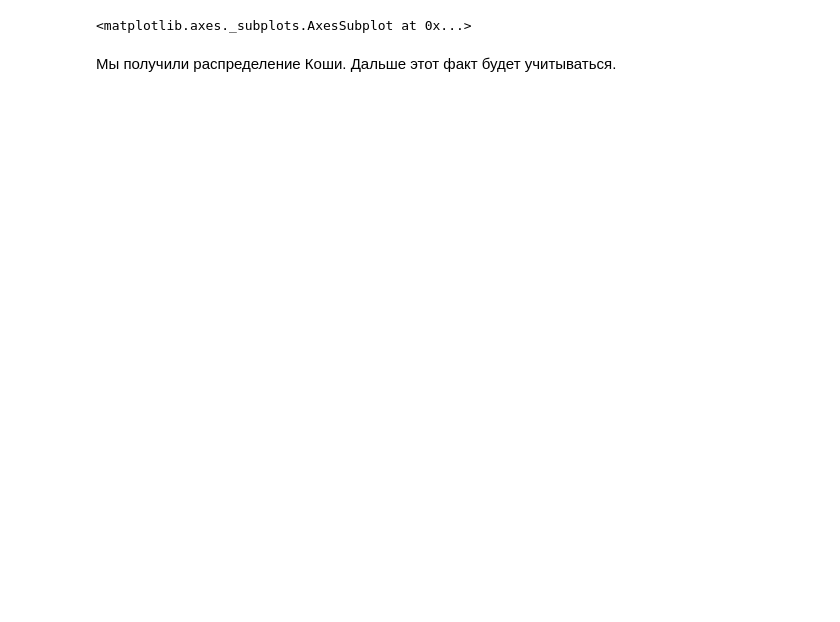
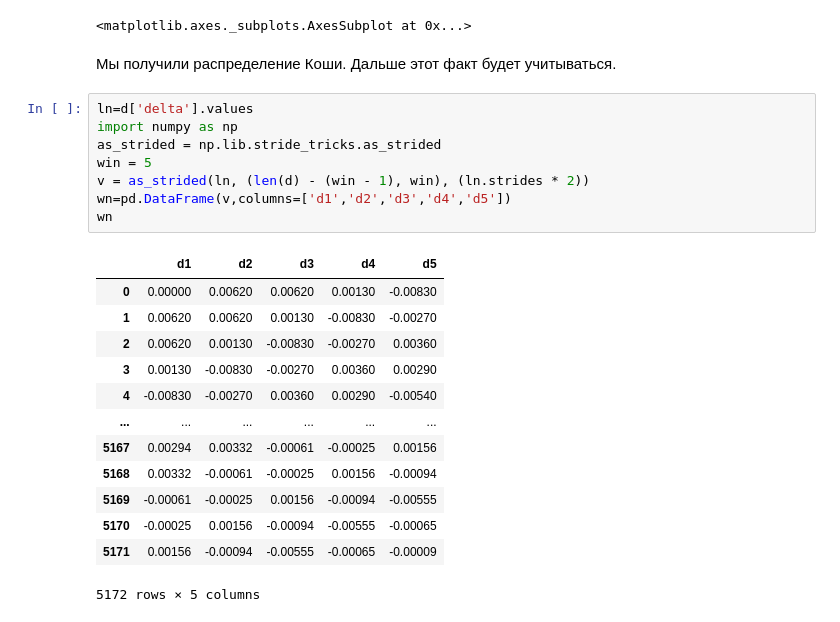
Before and after one commit to RandomKori/Forex_statistics, a Jupyter notebook: Euro 3.ipynb, the cells around one changed output. Drawn from its saved outputs; the diff is of its cells as text; blank space fills up the shorter version.

```diff
--- a/Euro 3.ipynb
+++ b/Euro 3.ipynb
@@ -43,3 +43,25 @@ d['delta'].plot.kde()
 <matplotlib.axes._subplots.AxesSubplot at 0x...>
 # %% [markdown]
 Мы получили распределение Коши. Дальше этот факт будет учитываться.
+# %%
+ln=d['delta'].values
+import numpy as np
+as_strided = np.lib.stride_tricks.as_strided
+win = 5
+v = as_strided(ln, (len(d) - (win - 1), win), (ln.strides * 2))
+wn=pd.DataFrame(v,columns=['d1','d2','d3','d4','d5'])
+wn
+# %% [output]
+|  | d1 | d2 | d3 | d4 | d5 |
+| 0 | 0.00000 | 0.00620 | 0.00620 | 0.00130 | -0.00830 |
+| 1 | 0.00620 | 0.00620 | 0.00130 | -0.00830 | -0.00270 |
+| 2 | 0.00620 | 0.00130 | -0.00830 | -0.00270 | 0.00360 |
+| 3 | 0.00130 | -0.00830 | -0.00270 | 0.00360 | 0.00290 |
+| 4 | -0.00830 | -0.00270 | 0.00360 | 0.00290 | -0.00540 |
+| ... | ... | ... | ... | ... | ... |
+| 5167 | 0.00294 | 0.00332 | -0.00061 | -0.00025 | 0.00156 |
+| 5168 | 0.00332 | -0.00061 | -0.00025 | 0.00156 | -0.00094 |
+| 5169 | -0.00061 | -0.00025 | 0.00156 | -0.00094 | -0.00555 |
+| 5170 | -0.00025 | 0.00156 | -0.00094 | -0.00555 | -0.00065 |
+| 5171 | 0.00156 | -0.00094 | -0.00555 | -0.00065 | -0.00009 |
+5172 rows × 5 columns
```
Also changed, not shown: parts of 1 cell of this notebook.
